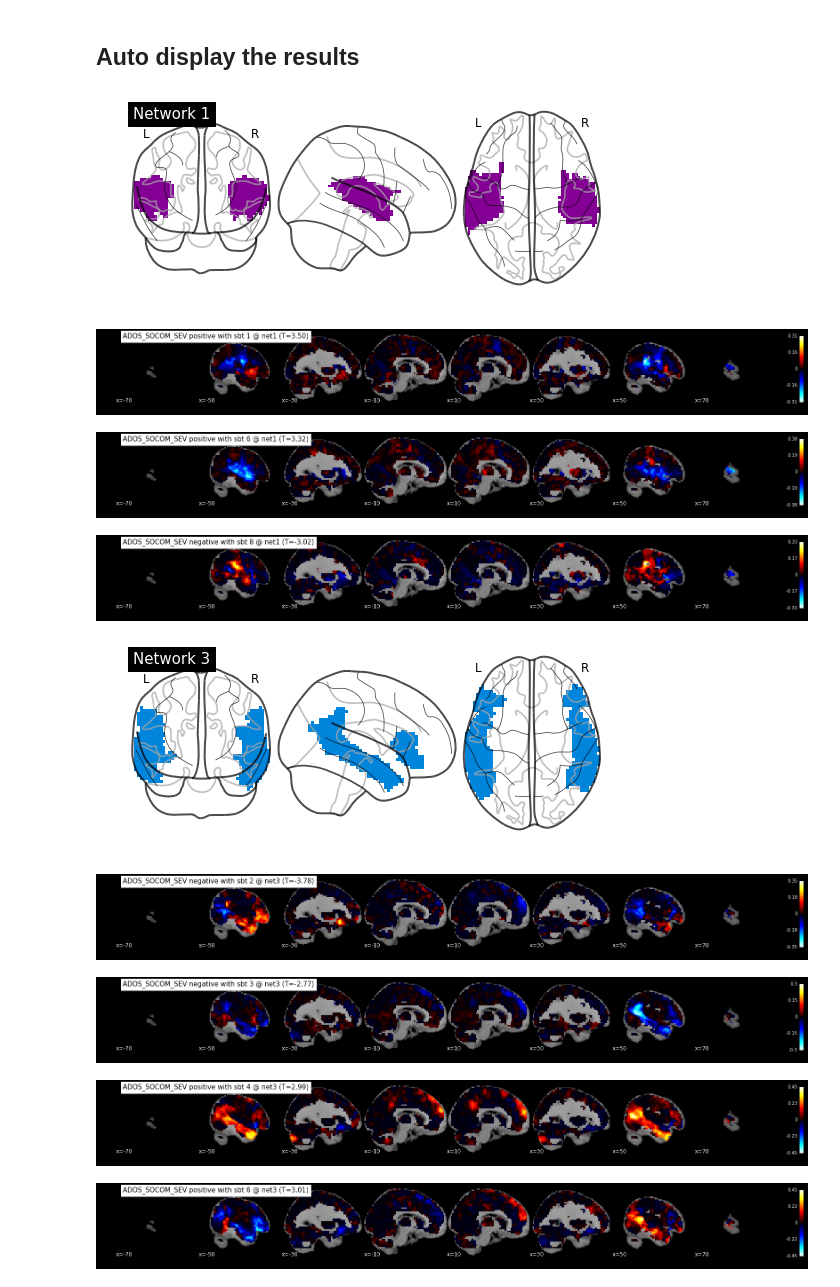
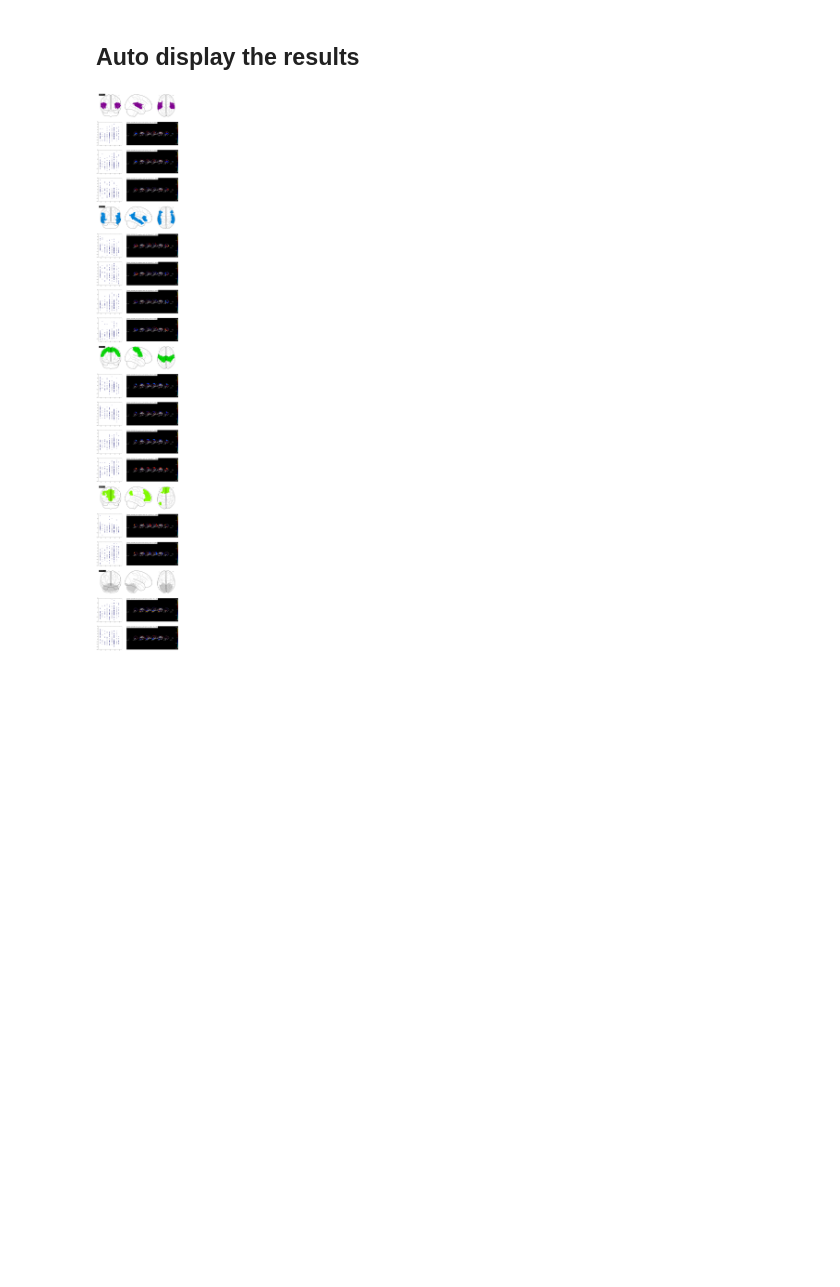
Before and after one commit to SIMEXP/Projects, a Jupyter notebook: Subtypes/Study_Association_Exploration/E4_ADOS_Scores.ipynb, the cells around one changed output. Drawn from its saved outputs; the diff is of its cells as text; code cells hidden in the pictures; blank space fills up the shorter version.

```diff
--- a/Subtypes/Study_Association_Exploration/E4_ADOS_Scores.ipynb
+++ b/Subtypes/Study_Association_Exploration/E4_ADOS_Scores.ipynb
@@ -117,7 +118,7 @@ gdavg = np.zeros(mask.shape + (scale,))
 # %%
 netraw = np.load(netraw_path)
 # %%
-subtypes = 10
+subtypes = 5
 
 scale = netstack.shape[0]
 n_sub = netstack.shape[2]
@@ -220,10 +221,18 @@ bonfthresh = np.reshape(bonfvec, pval_store.shape)
 # Find hits
 do_print = False
 net_hits, sbt_hits = np.where(pthresh)
+cov_val = glm_pheno[cov].values
 # Check if there is anything
 if net_hits.size:
+    # Get the number of hits
+    n_hits = np.sum(net_hits!=0)
+    n_figs = n_hits+len(nets)
     # Find the unique networks that have hit
     nets = np.unique(net_hits)
+    # Prepare the figure
+    fig = plt.figure(figsize=(20,7*n_figs))
+    gs = gridspec.GridSpec(n_figs, 3)
+    counter = -1
     # Loop through the unique networks to have
     # an external loop
     for net in nets:
@@ -232,49 +241,50 @@ if net_hits.size:
             print('Now showing results for network {}'.format(net))
         # Display the current network
         if not do_print:
+            counter += 1
+            ax1 = fig.add_subplot(gs[counter, :])
             nlp.plot_glass_brain(nil.image.index_img(prior_img, net), cmap=plt.cm.spectral,
-                                 colorbar=False, vmin=1, vmax=scale,
+                                 colorbar=False, vmin=1, vmax=scale,axes=ax1,
                                 title='Network {}'.format(net))
         # Find the indices that have results from
         # this network
-        net_idx = np.where(net_hits==net)[0]
+        sbts = sbt_hits[net_hits==net]
         # Go through these hits on the subtype level
-        for idx in net_idx:
+        for idx in sbts:
+            counter += 1
+            ax2a = fig.add_subplot(gs[counter, 0])
+            # Get the sbt weights
+            sbt_w = cov_weight[net, idx, :]
+            # Plot these over the covariate
+            ax2a.scatter(cov_val, sbt_w)
+            ax2b = fig.add_subplot(gs[counter, 1:])
             # Get the corresponding subtype
             sbt = sbt_hits[idx]
             # Get the corresponding GLM result
             res = res_store[net][sbt]
             # Get sbt t-value
             sbt_t = res.tvalues[cov]
             # code orientation
             if sbt_t < 0:
                 orient = 'negative'
             else:
                 orient = 'positive'
             # Announce result
             if do_print:
                 print('   subtype {} of network {} has a {} relationship with {}'.format(sbt, net, orient, cov))
             # Show the result
             if do_print:
                 print(res.summary2())
             # Show the subtype
             sbt_map = sbt_store[net, sbt,:]
             tmp = np.zeros_like(mask, dtype=np.float)
             tmp[mask] = sbt_map
             sbt_img = nib.Nifti1Image(tmp, affine=m_img.get_affine(), header=m_img.get_header())
             if not do_print:
                 nlp.plot_stat_map(sbt_img, display_mode='x', threshold=0,
-                              cut_coords=[-70,-50, -30, -10, 10, 30, 50, 70], black_bg=True,
+                              cut_coords=[-70,-50, -30, -10, 10, 30, 50, 70], black_bg=True,axes=ax2b,
                                  title='{} {} with sbt {} @ net{} (T={:.2f})'.format(cov, orient, sbt, net, sbt_t))
 else:
     print('Nothing is significant')
 # %% [output]
-[figure, old version]
+[figure, new version]
-[figure, removed]
-[figure, removed]
-[figure, removed]
-[figure, removed]
-[figure, removed]
-[figure, removed]
-[figure, removed]
-[figure, removed]
```
Also changed, not shown: parts of 2 cells of this notebook.
